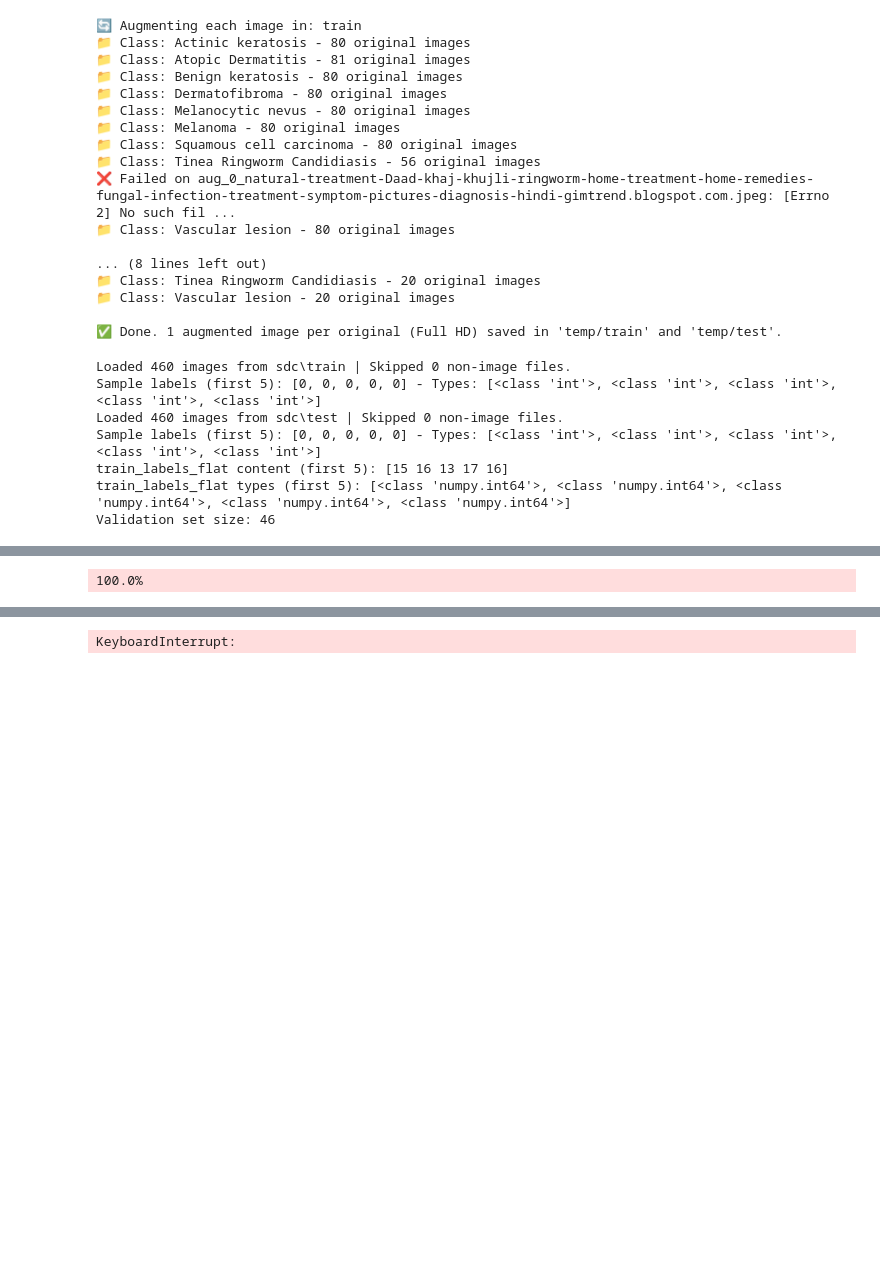
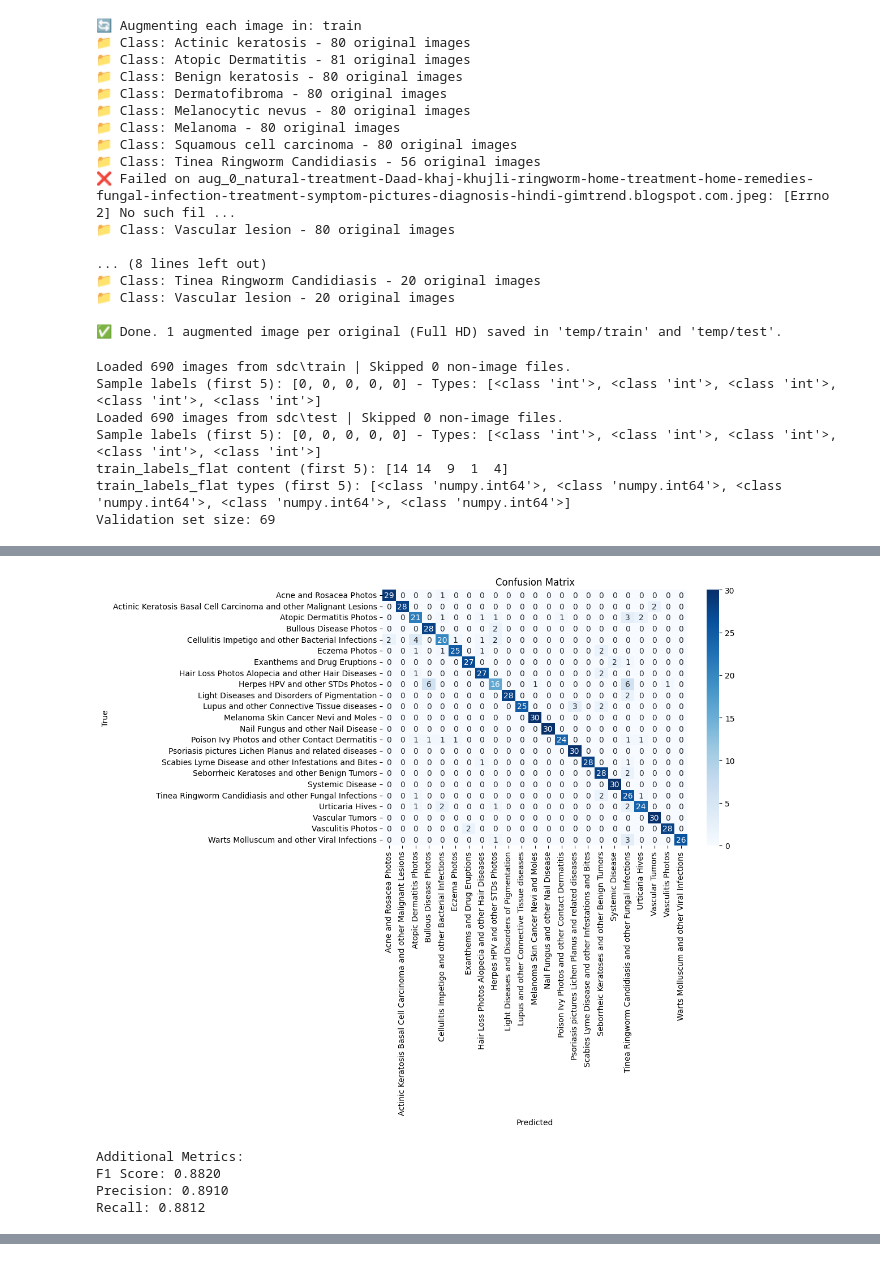
Before and after one commit to Waqas56jb/DermNet-Skin-Disease-Classifier, a Jupyter notebook: train.ipynb, the cells around one changed output, grey strips where cells are left out. Drawn from its saved outputs; the diff is of its cells as text; code cells hidden in the pictures; blank space fills up the shorter version.

```diff
--- a/train.ipynb
+++ b/train.ipynb
@@ -238,7 +238,7 @@ IMG_SIZE = (224, 224)
 BATCH_SIZE = 32
 EPOCHS = 20
 NUM_CLASSES = 23
-IMAGES_PER_CLASS = 20  # Select exactly 20 images per class
+IMAGES_PER_CLASS = 30  # Select exactly 20 images per class
 VALIDATION_SPLIT = 0.1  # Split train into 90% train, 10% validation
 
 # --- Device Configuration ---
@@ -537,10 +537,10 @@ if __name__ == "__main__":
     print(f"Precision: {precision_score(all_labels, all_preds, average='weighted'):.4f}")
     print(f"Recall: {recall_score(all_labels, all_preds, average='weighted'):.4f}")
 # %% [output]
-Loaded 460 images from sdc\train | Skipped 0 non-image files.
+Loaded 690 images from sdc\train | Skipped 0 non-image files.
 Sample labels (first 5): [0, 0, 0, 0, 0] - Types: [<class 'int'>, <class 'int'>, <class 'int'>, <class 'int'>, <class 'int'>]
-Loaded 460 images from sdc\test | Skipped 0 non-image files.
+Loaded 690 images from sdc\test | Skipped 0 non-image files.
 Sample labels (first 5): [0, 0, 0, 0, 0] - Types: [<class 'int'>, <class 'int'>, <class 'int'>, <class 'int'>, <class 'int'>]
-train_labels_flat content (first 5): [15 16 13 17 16]
+train_labels_flat content (first 5): [14 14  9  1  4]
 train_labels_flat types (first 5): [<class 'numpy.int64'>, <class 'numpy.int64'>, <class 'numpy.int64'>, <class 'numpy.int64'>, <class 'numpy.int64'>]
-Validation set size: 46
+Validation set size: 69
@@ -548 +564,5 @@ Downloading: "https://download.pytorch.org/models/resnet50-0676ba61.pth" to C:\U
+[figure, added]
-100.0%
+Additional Metrics:
+F1 Score: 0.8820
+Precision: 0.8910
+Recall: 0.8812
@@ -565,4 +569,3 @@ Epoch 15/20, Loss: 1.4885, Val Accuracy: 0.8478
-KeyboardInterrupt:
 # %%
 import os
 import random
```
Also changed, not shown: parts of 2 cells of this notebook, 1 other file.
